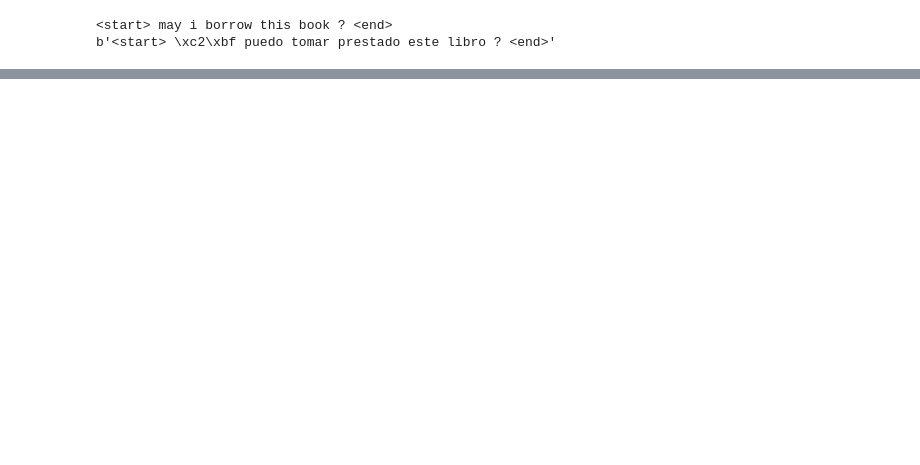
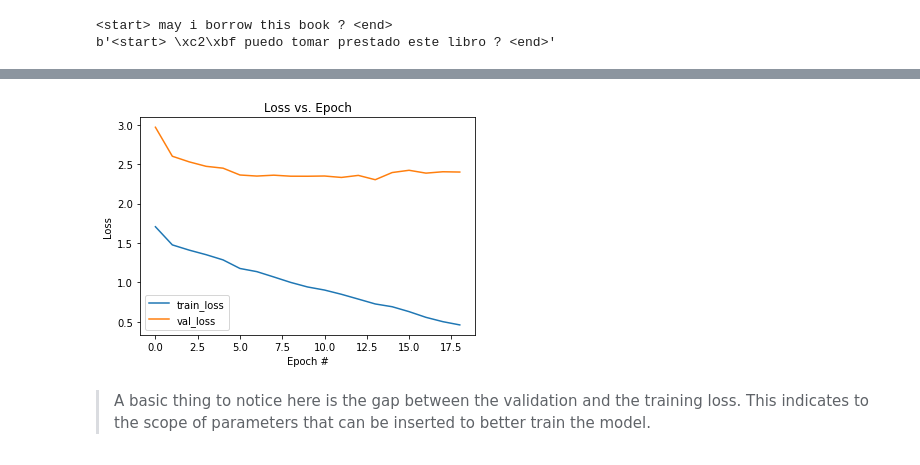
Before and after one commit to cr0wley-zz/nmt, a Jupyter notebook: Attention_NMT.ipynb, the cells around one changed output, grey strips where cells are left out. Cells and saved outputs as stored; diff of their text form; code cells hidden in the pictures; blank space fills up the shorter version.

```diff
--- a/Attention_NMT.ipynb
+++ b/Attention_NMT.ipynb
@@ -203,9 +249,9 @@ encoder = Encoder(vocab_inp_size, embedding_dim, units, BATCH_SIZE)
 
 # sample input
 initial_fwd, initial_bck = encoder.initialize_hidden_state()
-for en, sp in dataset.take(1):
-    sample_output, sample_hidden_fwd, sample_hidden_bck = encoder(en, initial_fwd, initial_bck)
-    print ('Encoder output shape: (batch size, sequence length, units) {}'.format(sample_output.shape))
+for en, sp in train_ds.take(1):
+    sample_enc_hidden_states, sample_hidden_fwd, sample_hidden_bck = encoder(en, initial_fwd, initial_bck)
+    print ('Encoder output shape: (batch size, sequence length, units) {}'.format(sample_enc_hidden_states.shape))
     print ('Encoder Hidden FWD state shape: (batch size, units) {}'.format(sample_hidden_fwd.shape))
     print ('Encoder Hidden FWD state shape: (batch size, units) {}'.format(sample_hidden_bck.shape))
 # %% [output]
@@ -275,11 +308,13 @@ class Decoder(tf.keras.Model):
 encoder = Encoder(vocab_inp_size, embedding_dim, units, BATCH_SIZE)
 decoder = Decoder(vocab_tar_size, embedding_dim, units, BATCH_SIZE)
 
-initial_fwd, initial_bck = encoder.initialize_hidden_state()
-for en,sp in dataset.take(1):
-    encoder_output, encoder_hidden_fwd, encoder_hidden_bck = encoder(en, initial_fwd, initial_bck)
+initial_fd, initial_bd = encoder.initialize_hidden_state()
+for en,sp in train_ds.take(1):
+    annotations, enc_fd_hidden, enc_bd_hidden = encoder(en, initial_fd, initial_bd)
     dec_input = tf.expand_dims([targ_lang.word_index['<start>']] * BATCH_SIZE, 1)
-    decoder_output, decoder_hidden, att_weights = decoder(dec_input, encoder_hidden_fwd, encoder_output)
+    prediction, dec_hidden, att_weights = decoder(dec_input, enc_fd_hidden, annotations)
 
-    print ('Decoder output shape: (batch_size, vocab size) {}'.format(decoder_output.shape))
+    print ('Prediction shape: (batch_size, vocab size) {}'.format(prediction.shape))
+    print ('Decoder hidden state shape: (batch_size, GRU units) {}'.format(dec_hidden.shape))
+    print ('Attention weights shape: (batch_size, inputs length, 1) {}'.format(att_weights.shape))
 # %% [output]
@@ -352,0 +428,12 @@ Time taken for 1 epoch 67.4461 sec
+# %%
+plt.plot(history.history["custom_loss"], label="train_loss")
+plt.plot(history.history["val_custom_loss"], label="val_loss")
+plt.title("Loss vs. Epoch")
+plt.xlabel("Epoch #")
+plt.ylabel("Loss")
+plt.legend(loc="lower left")
+plt.show()
+# %% [output]
+[figure, added]
+# %% [markdown]
+> A basic thing to notice here is the gap between the validation and the training loss. This indicates to the scope of parameters that can be inserted to better train the model.
```
Also changed, not shown: parts of 39 cells of this notebook.
